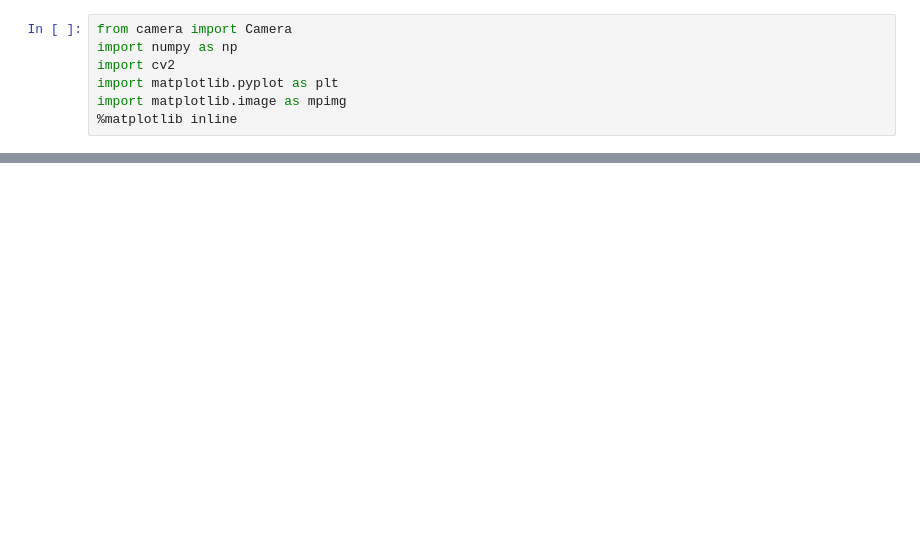
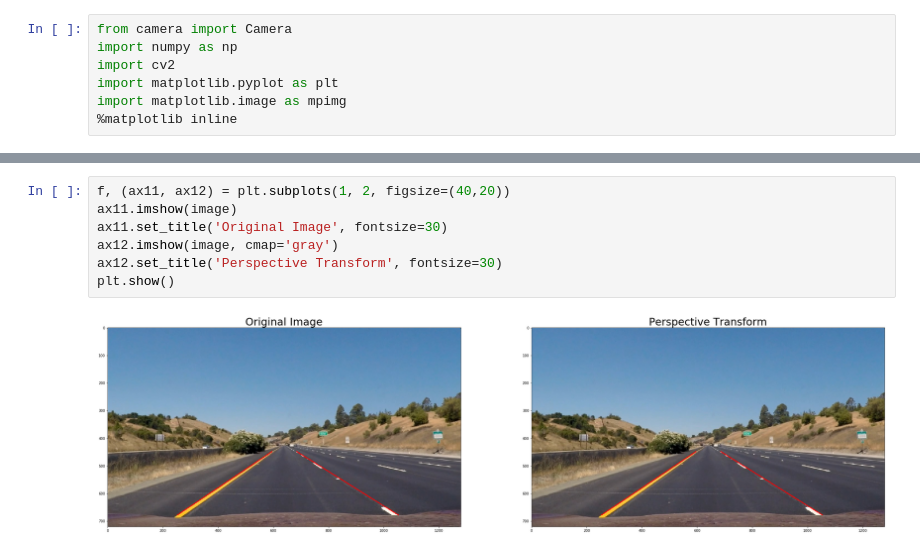
Before and after one commit to nguyenbuiUCSD/Advanced-Lane-Finding, a Jupyter notebook: camera/test_camera.ipynb, the cells around one changed output, grey strips where cells are left out. Cells and saved outputs as stored; diff of their text form; blank space fills up the shorter version.

```diff
--- a/camera/test_camera.ipynb
+++ b/camera/test_camera.ipynb
@@ -22,0 +45,9 @@ Showing random sample
+# %%
+f, (ax11, ax12) = plt.subplots(1, 2, figsize=(40,20))
+ax11.imshow(image)
+ax11.set_title('Original Image', fontsize=30)
+ax12.imshow(image, cmap='gray')
+ax12.set_title('Perspective Transform', fontsize=30)
+plt.show()
+# %% [output]
+[figure, added]
```
Also changed, not shown: parts of 3 cells of this notebook, 1 other file.
